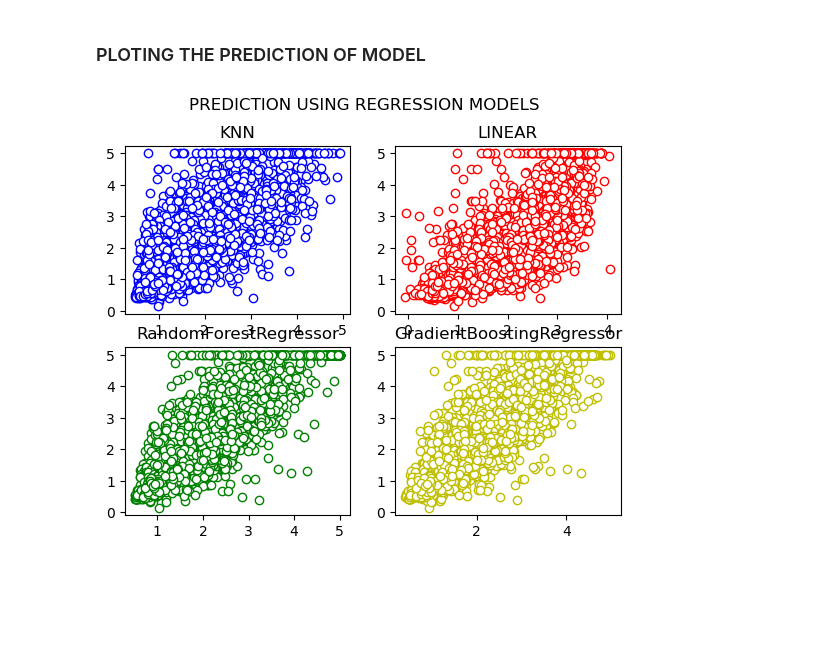
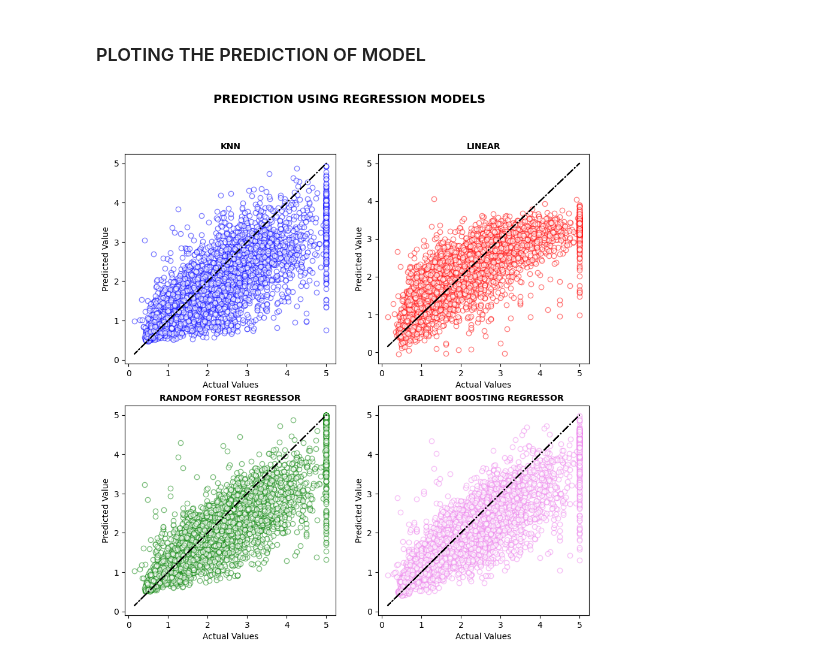
Before and after one commit to sahil-deo/Notebooks, a Jupyter notebook: RegressionModelComparision/RegressionModelComparsion.ipynb, the cells around one changed output. Drawn from its saved outputs; the diff is of its cells as text; code cells hidden in the pictures; blank space fills up the shorter version.

Commit message:
Modified Plots for better visualization

```diff
--- a/RegressionModelComparision/RegressionModelComparsion.ipynb
+++ b/RegressionModelComparision/RegressionModelComparsion.ipynb
@@ -95,27 +95,43 @@ pred_RandomForestRegressor = pipe_RandomForestRegressor.predict(X_test)
 ### PLOTING THE PREDICTION OF MODEL
 # %%
 import matplotlib.pyplot as plt
+import seaborn as sns
+
+plt.figure(figsize=(10, 10))
 
 plt.subplot(2,2,1)
-plt.scatter(pred_KNN, y_test, c='w', edgecolors='blue')
-plt.title("KNN")
+plt.scatter(y_test, pred_KNN, c='white', alpha=0.5, edgecolors='blue')
+plt.plot(y_test, y_test, ls='-.', c='black')
+plt.xlabel('Actual Values')
+plt.ylabel('Predicted Value')
+plt.title("KNN",fontweight='bold',fontsize=10)
 
 plt.subplot(2,2,2)
-plt.scatter(pred_Linear, y_test, c='w', edgecolors='red')
-plt.title("LINEAR")
+plt.scatter(y_test, pred_Linear, c='white', alpha=0.5, edgecolors='red')
+plt.plot(y_test, y_test, ls='-.', c='black')
+plt.xlabel('Actual Values')
+plt.ylabel('Predicted Value')
+plt.title("LINEAR",fontweight='bold',fontsize=10)
 
 plt.subplot(2,2,3)
-plt.scatter(pred_RandomForestRegressor, y_test, c='w', edgecolors='g')
-plt.title("RandomForestRegressor")
+plt.scatter(y_test, pred_RandomForestRegressor, alpha=0.5, c='w', edgecolors='g')
+plt.plot(y_test, y_test, ls='-.', c='black')
+plt.xlabel('Actual Values')
+plt.ylabel('Predicted Value')
+plt.title("RANDOM FOREST REGRESSOR",fontweight='bold',fontsize=10)
 
 plt.subplot(2,2,4)
-plt.scatter(pred_GradientBoostingRegressor, y_test, c='w', edgecolors='y')
-plt.title("GradientBoostingRegressor")
+plt.scatter(y_test, pred_GradientBoostingRegressor, alpha=0.5, c='w', edgecolors='violet')
+plt.plot(y_test, y_test, c='black', ls='-.')
+plt.xlabel('Actual Values')
+plt.ylabel('Predicted Value')
+plt.title("GRADIENT BOOSTING REGRESSOR",fontweight='bold', fontsize=10)
 
-plt.suptitle('PREDICTION USING REGRESSION MODELS')
+plt.suptitle('PREDICTION USING REGRESSION MODELS', fontweight='bold', fontsize=14)
+
 plt.show()
 # %% [output]
-[figure, old version]
+[figure, new version]
 # %%
 from sklearn.metrics import mean_absolute_error, mean_absolute_percentage_error
 
```
Also changed, not shown: parts of 5 cells of this notebook.
